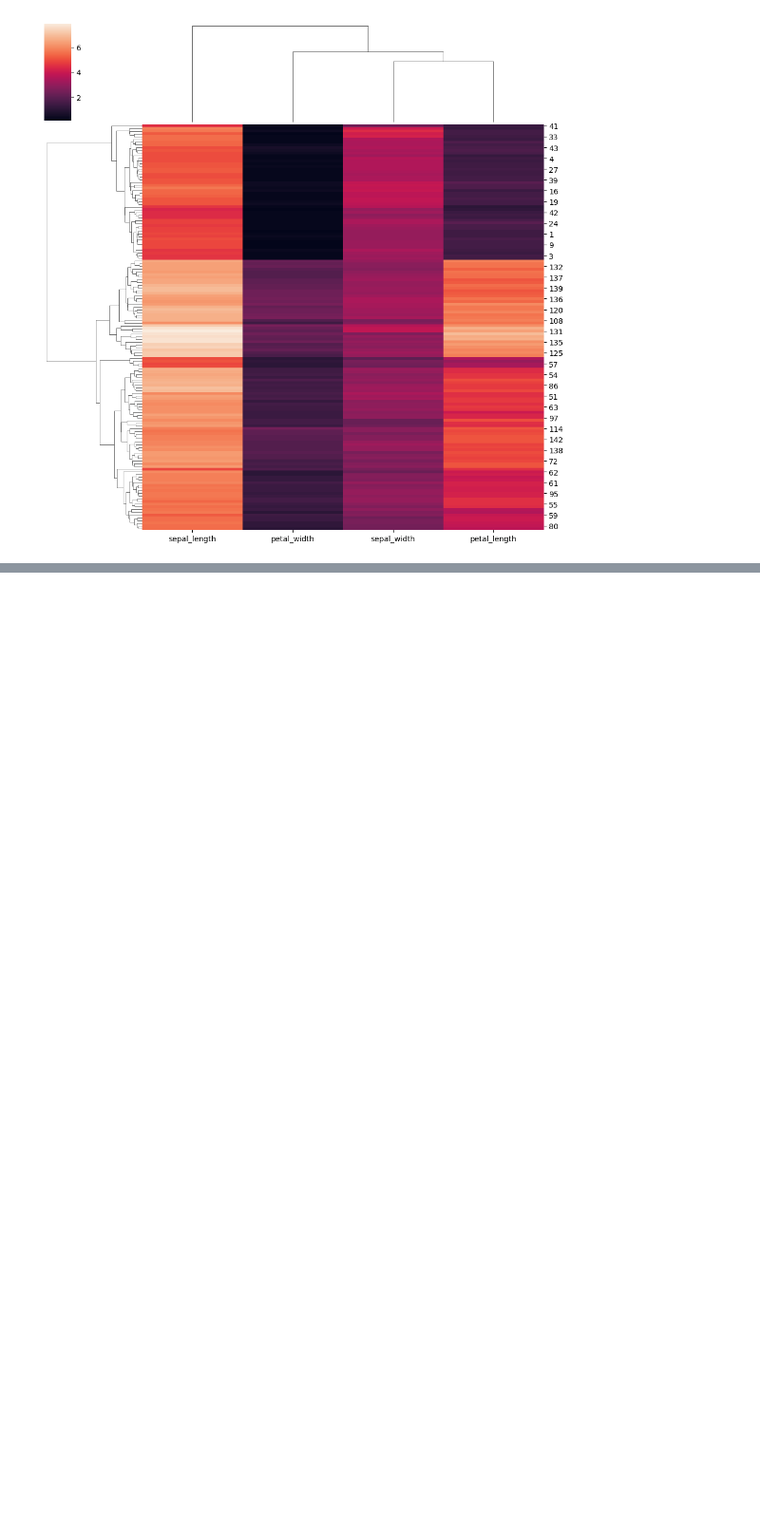
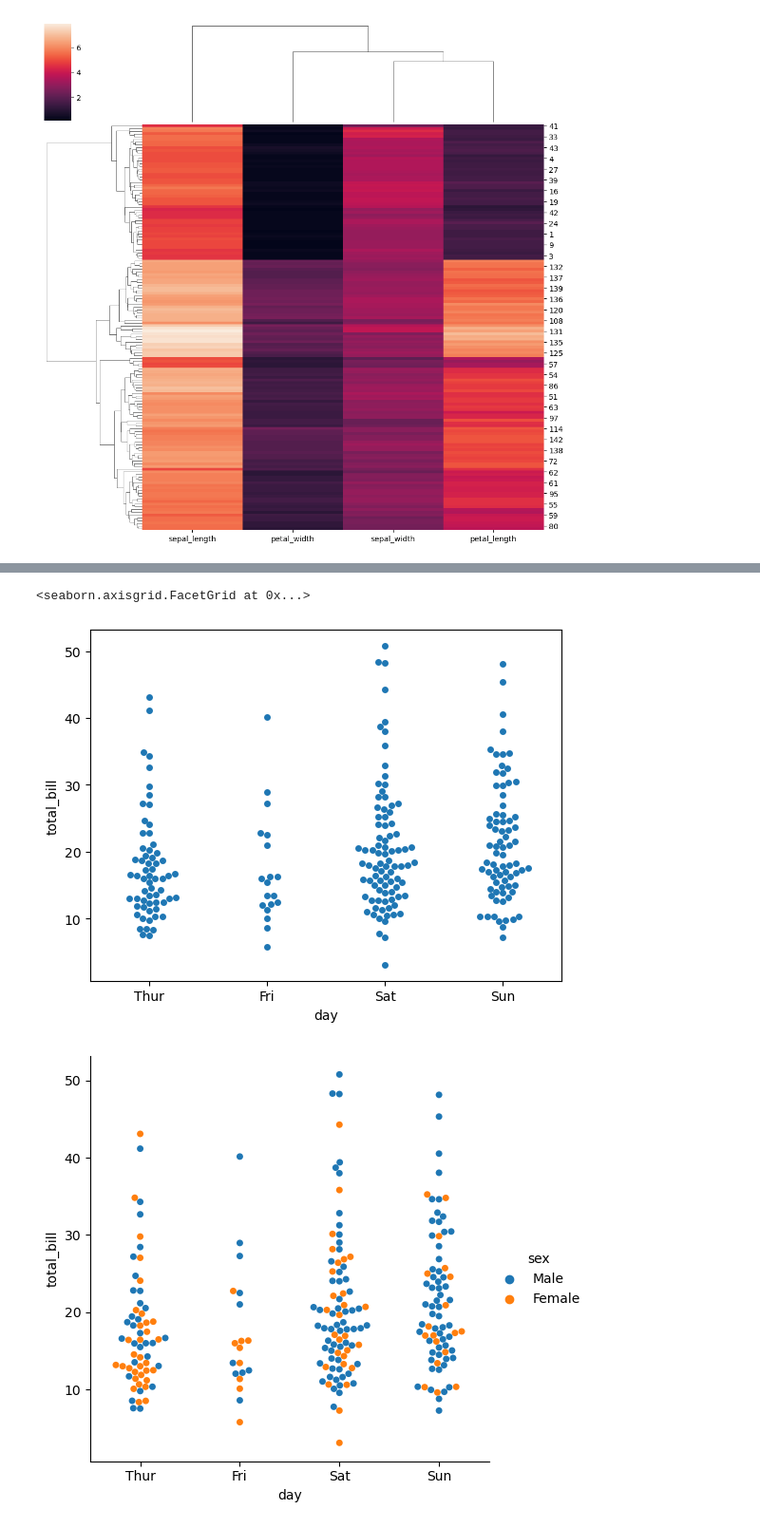
Before and after one commit to sadikurSenpai/Python, a Jupyter notebook: Seaborn_.ipynb, the cells around one changed output, grey strips where cells are left out. Shown at 95% size. Drawn from its saved outputs; the diff is of its cells as text; code cells hidden in the pictures; blank space fills up the shorter version.

```diff
--- a/Seaborn_.ipynb
+++ b/Seaborn_.ipynb
@@ -374,0 +422,8 @@ sns.clustermap(iris.iloc[:,:4])
+# %%
+# swarmplot
+sns.swarmplot(data = df, x = 'day', y = 'total_bill') # axes level
+sns.catplot(kind = 'swarm', data = df, x = 'day', y = 'total_bill', hue = 'sex')  # figure level
+# %% [output]
+<seaborn.axisgrid.FacetGrid at 0x...>
+[figure, added]
+[figure, added]
```
Also changed, not shown: parts of 19 cells of this notebook.
